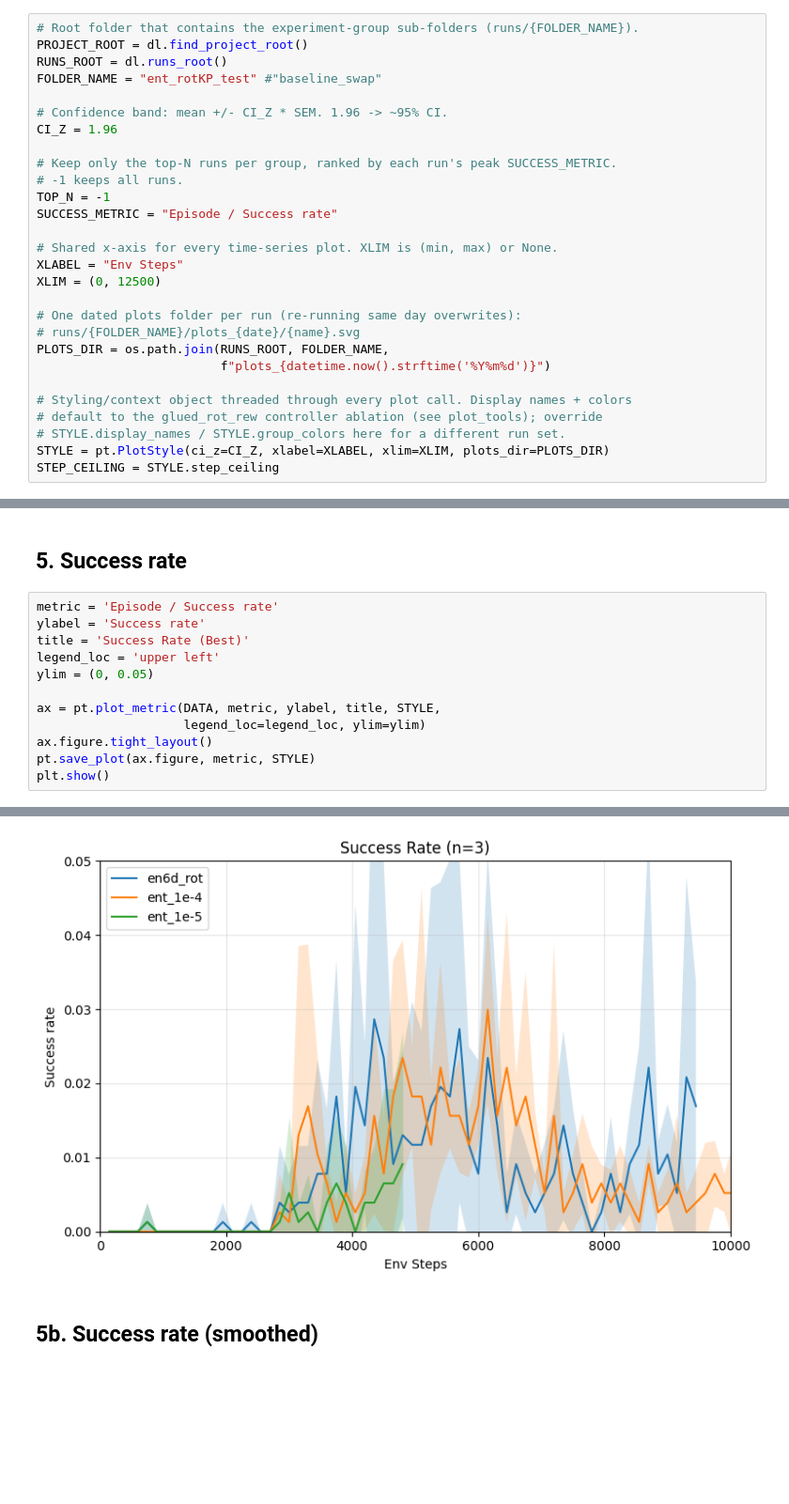
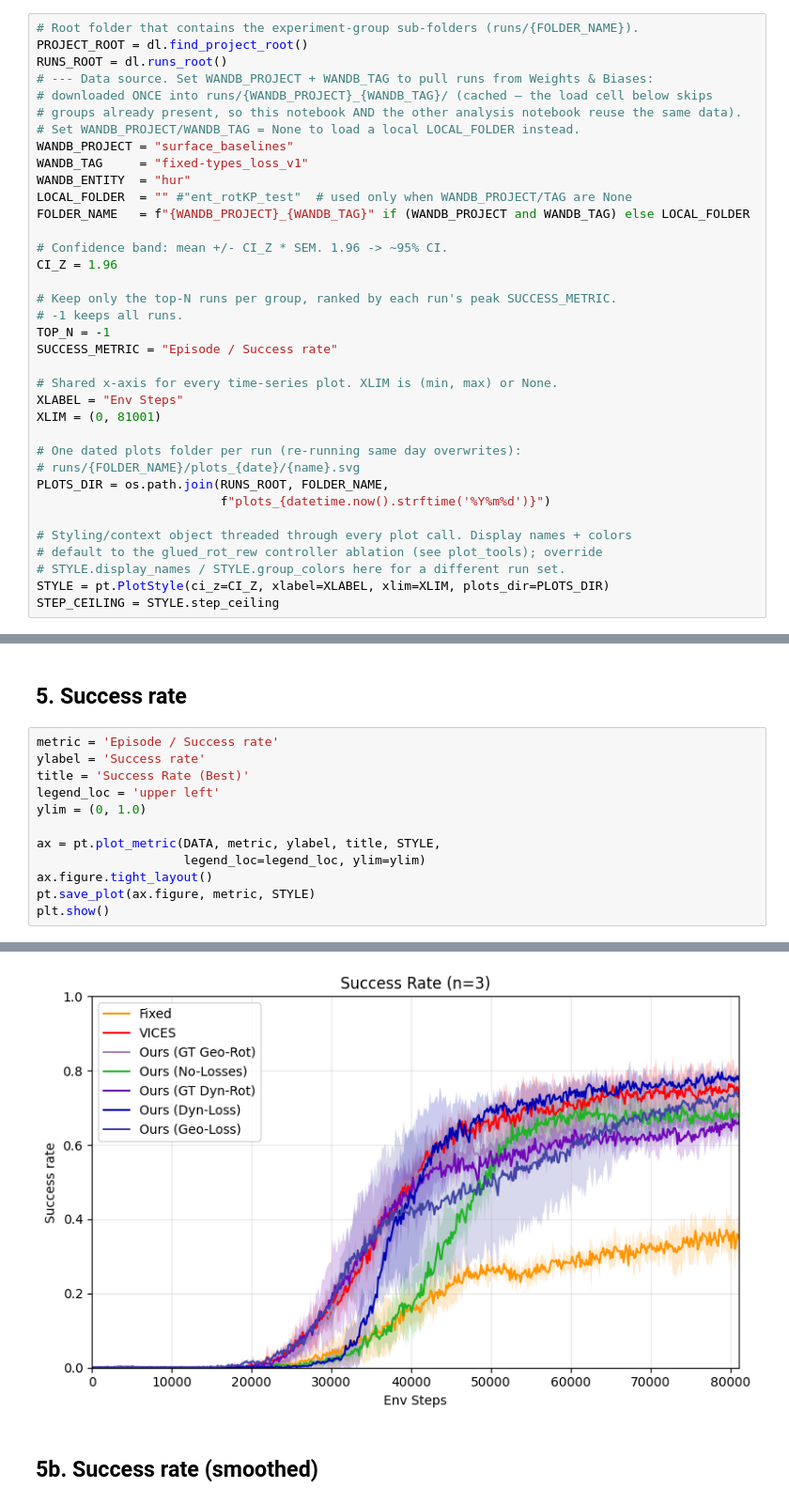
Before and after one commit to RoboNuke/generalized_hybrid_vic_action_space, a Jupyter notebook: data_analysis/analysis.ipynb, the cells around one changed output, grey strips where cells are left out. Shown at 94% size. Drawn from its saved outputs; the diff is of its cells as text; blank space fills up the shorter version.

Commit message:
Analysis changes

```diff
--- a/data_analysis/analysis.ipynb
+++ b/data_analysis/analysis.ipynb
@@ -45,7 +54,15 @@ Folder, CI width, x-axis, output folder, and the shared `STYLE` object.
 # Root folder that contains the experiment-group sub-folders (runs/{FOLDER_NAME}).
 PROJECT_ROOT = dl.find_project_root()
 RUNS_ROOT = dl.runs_root()
-FOLDER_NAME = "ent_rotKP_test" #"baseline_swap"
+# --- Data source. Set WANDB_PROJECT + WANDB_TAG to pull runs from Weights & Biases:
+# downloaded ONCE into runs/{WANDB_PROJECT}_{WANDB_TAG}/ (cached — the load cell below skips
+# groups already present, so this notebook AND the other analysis notebook reuse the same data).
+# Set WANDB_PROJECT/WANDB_TAG = None to load a local LOCAL_FOLDER instead.
+WANDB_PROJECT = "surface_baselines"
+WANDB_TAG     = "fixed-types_loss_v1"
+WANDB_ENTITY  = "hur"
+LOCAL_FOLDER  = "" #"ent_rotKP_test"  # used only when WANDB_PROJECT/TAG are None
+FOLDER_NAME   = f"{WANDB_PROJECT}_{WANDB_TAG}" if (WANDB_PROJECT and WANDB_TAG) else LOCAL_FOLDER
 
 # Confidence band: mean +/- CI_Z * SEM. 1.96 -> ~95% CI.
 CI_Z = 1.96
@@ -57,7 +74,7 @@ SUCCESS_METRIC = "Episode / Success rate"
 
 # Shared x-axis for every time-series plot. XLIM is (min, max) or None.
 XLABEL = "Env Steps"
-XLIM = (0, 12500)
+XLIM = (0, 81001)
 
 # One dated plots folder per run (re-running same day overwrites):
 # runs/{FOLDER_NAME}/plots_{date}/{name}.svg
@@ -125,7 +163,7 @@ metric = 'Episode / Success rate'
 ylabel = 'Success rate'
 title = 'Success Rate (Best)'
 legend_loc = 'upper left'
-ylim = (0, 0.05)
+ylim = (0, 1.0)
 
 ax = pt.plot_metric(DATA, metric, ylabel, title, STYLE,
                     legend_loc=legend_loc, ylim=ylim)
@@ -137,4 +175,4 @@ saved /home/hunter/generalized_hybrid_vic_action_space/runs/ent_rotKP_test/plots
-[figure, old version]
+[figure, new version]
 # %% [markdown]
 ## 5b. Success rate (smoothed)
 # %%
```
Also changed, not shown: parts of 12 cells of this notebook, 3 other files.
